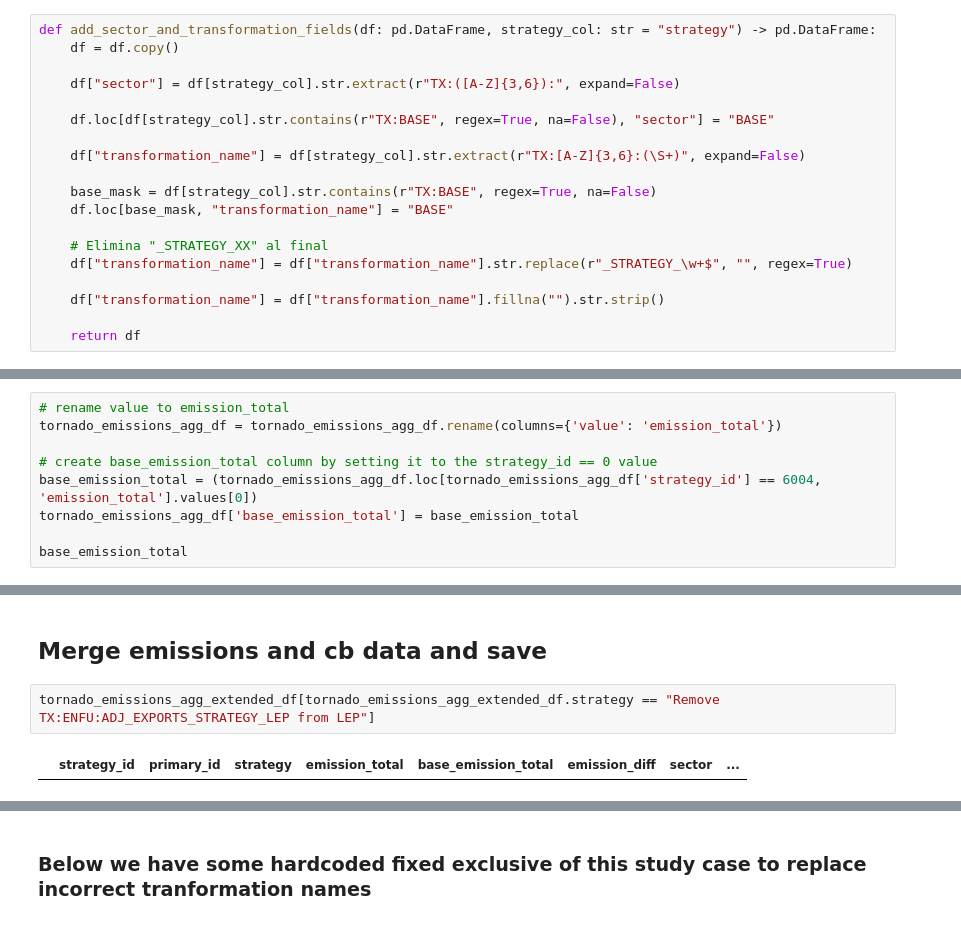
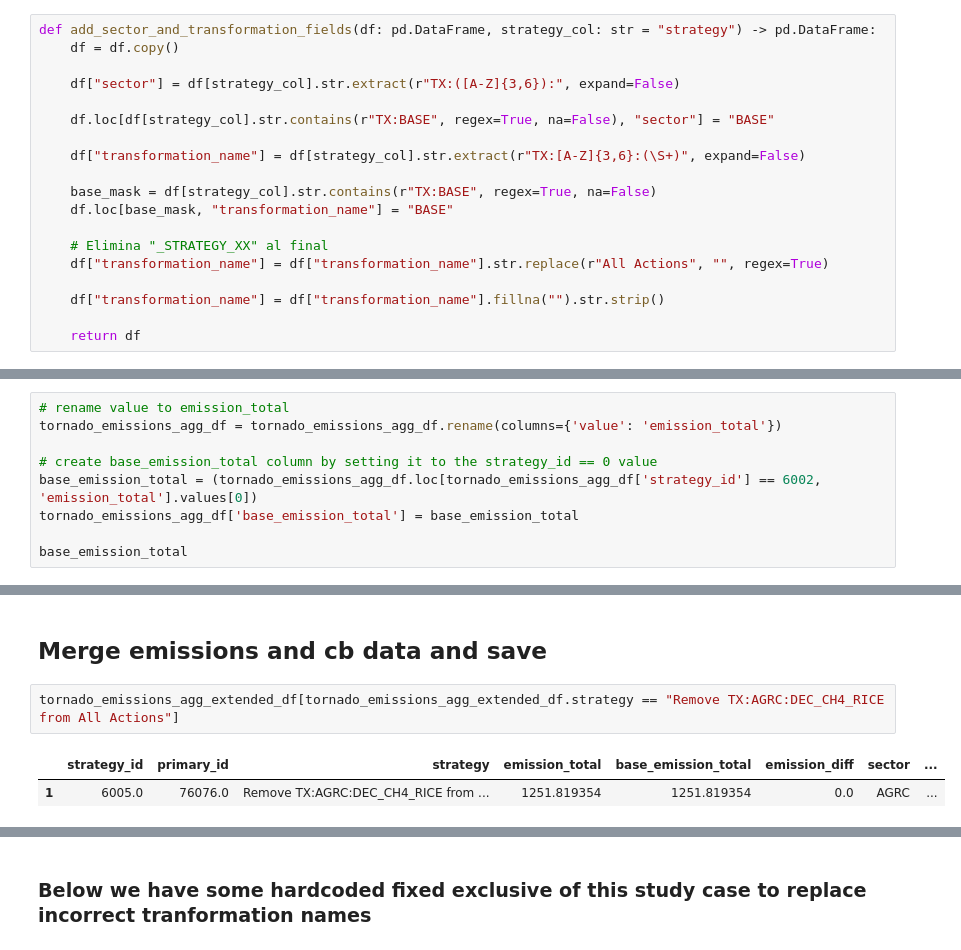
Before and after one commit to sisepuede-framework/ssp_libya, a Jupyter notebook: ssp_modeling/cost-benefits/tornado_plot/uganda_whirlpool.ipynb, the cells around one changed output, grey strips where cells are left out. Cells and saved outputs as stored; diff of their text form.

```diff
--- a/ssp_modeling/cost-benefits/tornado_plot/uganda_whirlpool.ipynb
+++ b/ssp_modeling/cost-benefits/tornado_plot/uganda_whirlpool.ipynb
@@ -24,7 +24,7 @@ def add_sector_and_transformation_fields(df: pd.DataFrame, strategy_col: str = "
     df.loc[base_mask, "transformation_name"] = "BASE"
 
     # Elimina "_STRATEGY_XX" al final
-    df["transformation_name"] = df["transformation_name"].str.replace(r"_STRATEGY_\w+$", "", regex=True)
+    df["transformation_name"] = df["transformation_name"].str.replace(r"All Actions", "", regex=True)
 
     df["transformation_name"] = df["transformation_name"].fillna("").str.strip()
 
@@ -180,7 +180,7 @@ print(tornado_emissions_agg_df.shape[0])
 tornado_emissions_agg_df = tornado_emissions_agg_df.rename(columns={'value': 'emission_total'})
 
 # create base_emission_total column by setting it to the strategy_id == 0 value
-base_emission_total = (tornado_emissions_agg_df.loc[tornado_emissions_agg_df['strategy_id'] == 6004, 'emission_total'].values[0])
+base_emission_total = (tornado_emissions_agg_df.loc[tornado_emissions_agg_df['strategy_id'] == 6002, 'emission_total'].values[0])
 tornado_emissions_agg_df['base_emission_total'] = base_emission_total
 
 base_emission_total
@@ -466,9 +474,10 @@ wide_cb.head()
 # %% [markdown]
 ## Merge emissions and cb data and save
 # %%
-tornado_emissions_agg_extended_df[tornado_emissions_agg_extended_df.strategy == "Remove TX:ENFU:ADJ_EXPORTS_STRATEGY_LEP from LEP"]
+tornado_emissions_agg_extended_df[tornado_emissions_agg_extended_df.strategy == "Remove TX:AGRC:DEC_CH4_RICE from All Actions"]
 # %% [output]
 |  | strategy_id | primary_id | strategy | emission_total | base_emission_total | emission_diff | sector | ... |
+| 1 | 6005.0 | 76076.0 | Remove TX:AGRC:DEC_CH4_RICE from ... | 1251.819354 | 1251.819354 | 0.0 | AGRC | ... |
 # %%
 wide_cb.strategy_id.unique()
 # %% [output]
```
Also changed, not shown: parts of 41 cells of this notebook, 52 other files.
